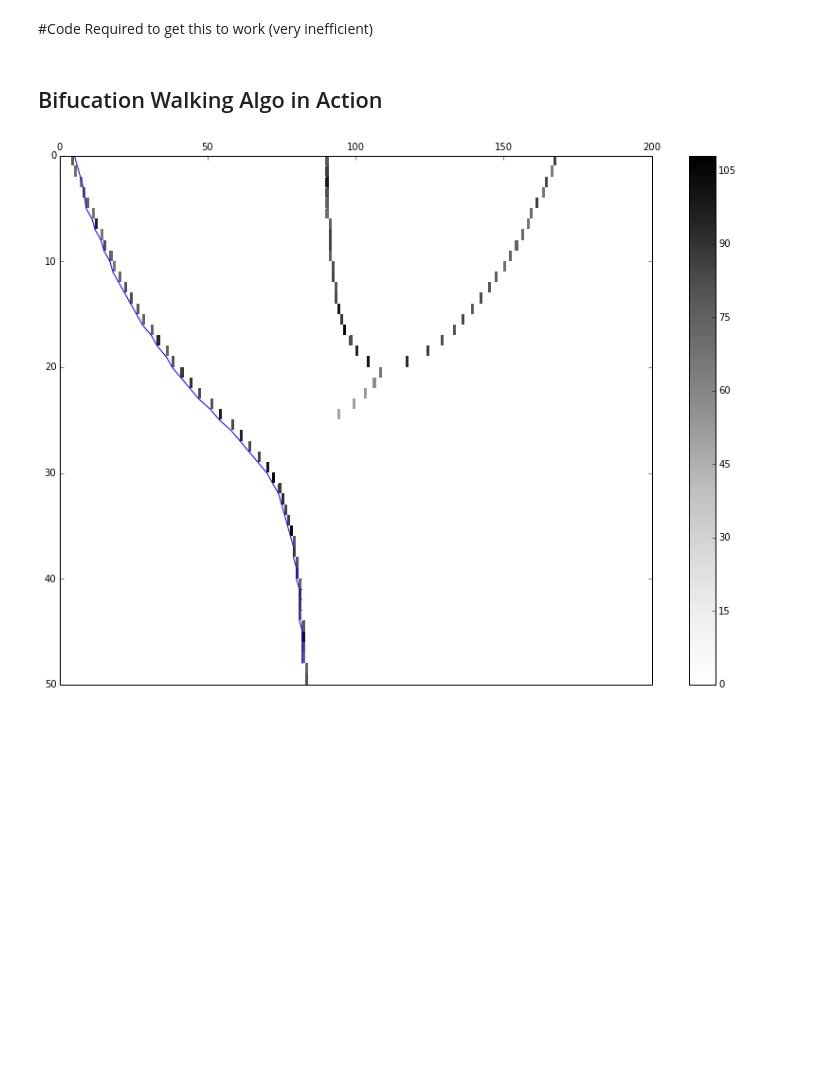
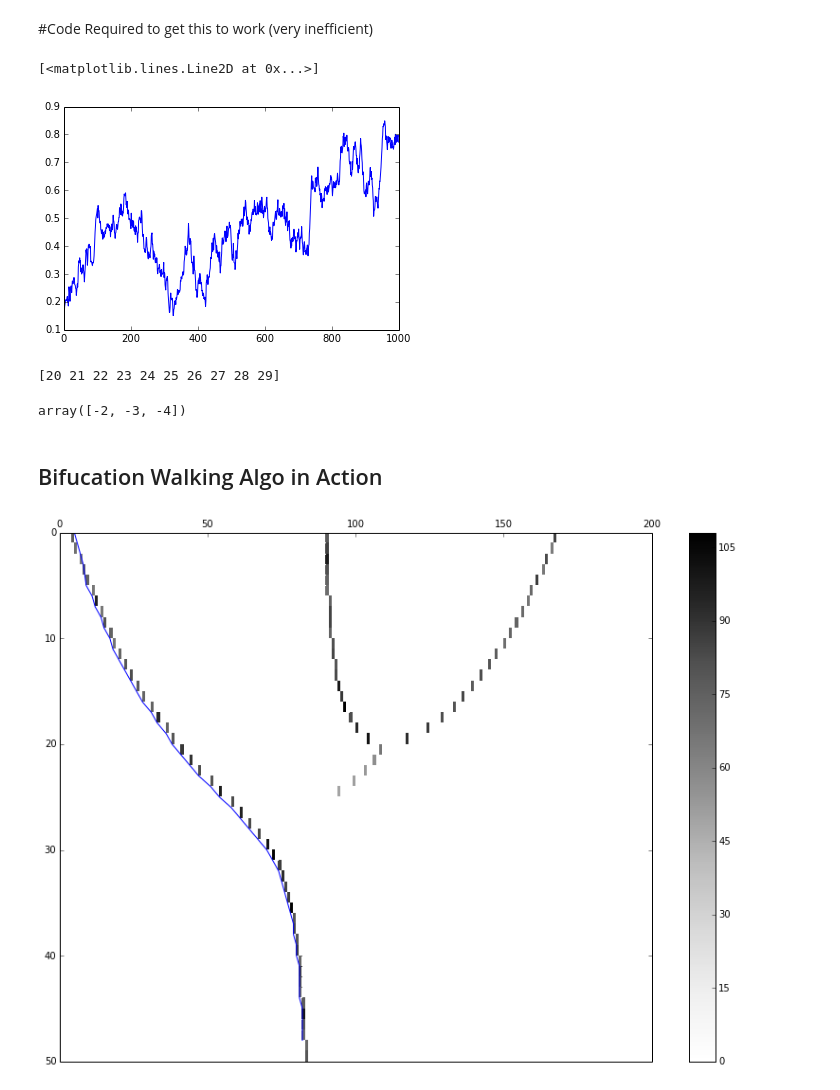
Before and after one commit to buckie/wtmm-python, a Jupyter notebook: notebooks/scipy approach.ipynb, the cells around one changed output. Saved outputs shown, nothing was run; the diff lists cells and outputs as text; code cells hidden in the pictures; blank space fills up the shorter version.

```diff
--- a/notebooks/scipy approach.ipynb
+++ b/notebooks/scipy approach.ipynb
@@ -343,3 +355,20 @@ def create_w_coef_mask(w_coefs, epsilon=0.1, order=1):
+# %%
+sig2 = sig.copy()
+sig_max = sig2.max()
+sig_min = sig2.min()
+sig2 = (sig2 - (sig_min - 0.01)) / (sig_max - sig_min + 0.02)
+plot(sig2)
+# %% [output]
+[<matplotlib.lines.Line2D at 0x...>]
+[figure, added]
+# %%
+foo = np.arange(100).reshape((10,10))
+print foo[2]
+foo[2, ~np.array([1,2,3])]
+~np.array([1,2,3])
+# %% [output]
+[20 21 22 23 24 25 26 27 28 29]
+array([-2, -3, -4])
 # %% [markdown]
 ## Bifucation Walking Algo in Action
 # %%
```
Also changed, not shown: parts of 15 cells of this notebook, 2 other files.
